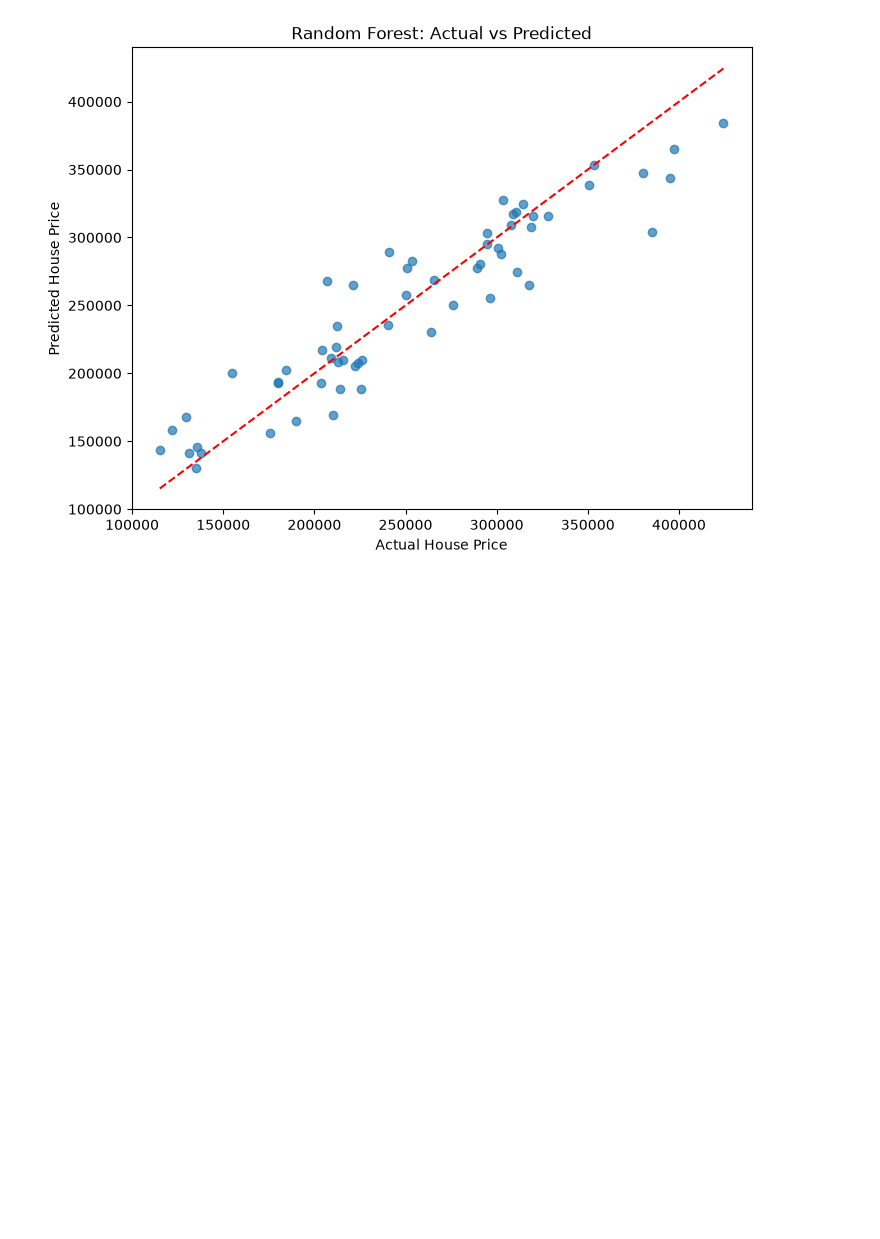
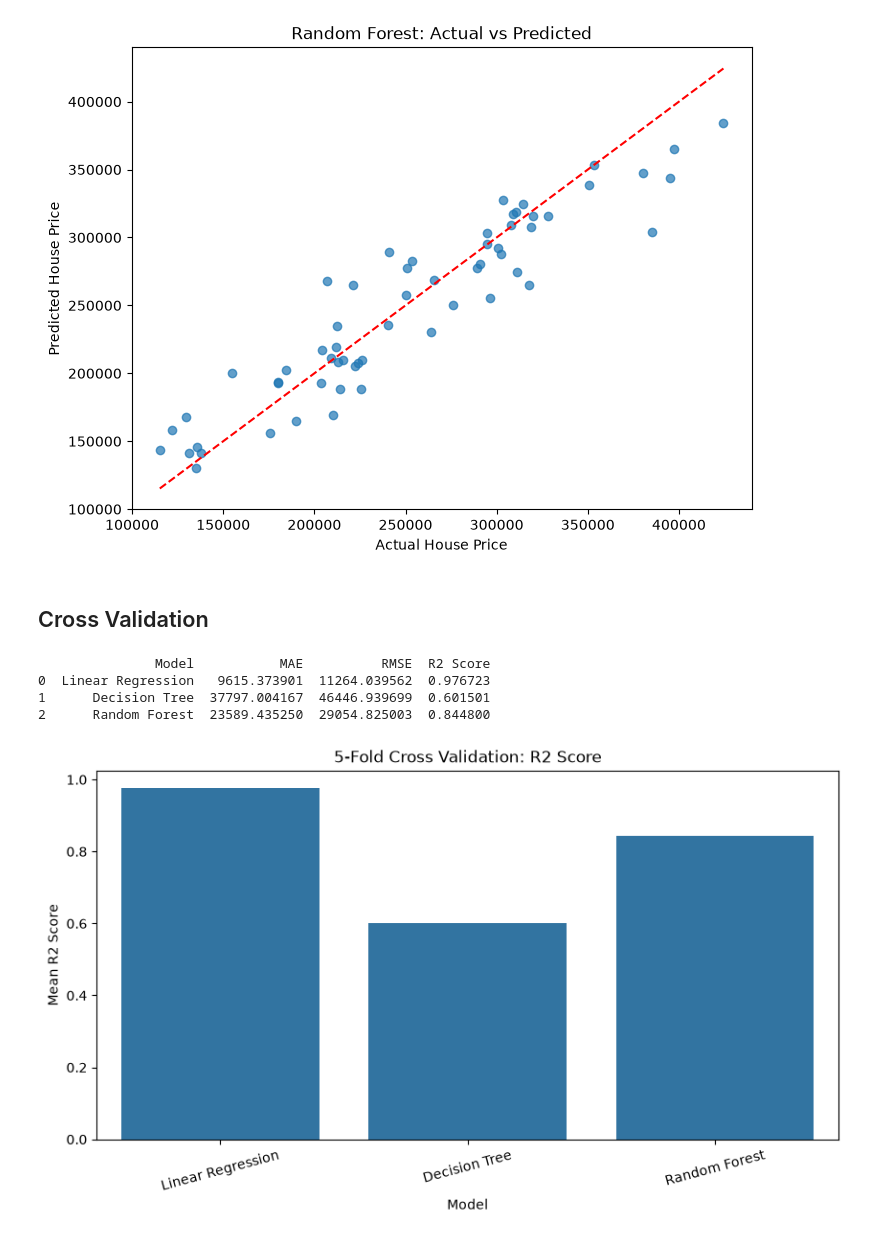
Before and after one commit to mdraihanmostafa746-coder/House-Price-Prediction-, a Jupyter notebook: notebooks/houseprediction.ipynb, the cells around one changed output. Cells and saved outputs as stored; diff of their text form; code cells hidden in the pictures; blank space fills up the shorter version.

Commit message:
Complete Cross Validation

```diff
--- a/notebooks/houseprediction.ipynb
+++ b/notebooks/houseprediction.ipynb
@@ -549,3 +549,5 @@ plt.title('Random Forest: Actual vs Predicted')
 plt.show()
 # %% [output]
 [figure]
+# %% [markdown]
+## Cross Validation
@@ -551,0 +556,69 @@ plt.show()
+# %%
+models = {
+    'Linear Regression': LinearRegression(),
+
+    'Decision Tree': DecisionTreeRegressor(
+        random_state=42
+    ),
+
+    'Random Forest': RandomForestRegressor(
+        n_estimators=100,
+        random_state=42
+    )
+}
+# %%
+cv = KFold(
+    n_splits=5,
+    shuffle=True,
+    random_state=42
+)
+
+scoring = {
+    'MAE': 'neg_mean_absolute_error',
+    'RMSE': 'neg_root_mean_squared_error',
+    'R2': 'r2'
+}
+
+cv_results = []
+
+for name, model in models.items():
+
+    scores = cross_validate(
+        model,
+        X_train,
+        y_train,
+        cv=cv,
+        scoring=scoring
+    )
+
+    cv_results.append({
+        'Model': name,
+        'MAE': -scores['test_MAE'].mean(),
+        'RMSE': -scores['test_RMSE'].mean(),
+        'R2 Score': scores['test_R2'].mean()
+    })
+
+cv_df = pd.DataFrame(cv_results)
+
+print(cv_df)
+# %% [output]
+               Model           MAE          RMSE  R2 Score
+0  Linear Regression   9615.373901  11264.039562  0.976723
+1      Decision Tree  37797.004167  46446.939699  0.601501
+2      Random Forest  23589.435250  29054.825003  0.844800
+# %%
+plt.figure(figsize=(10, 5))
+
+sns.barplot(
+    data=cv_df,
+    x='Model',
+    y='R2 Score'
+)
+
+plt.title('5-Fold Cross Validation: R2 Score')
+plt.ylabel('Mean R2 Score')
+plt.xticks(rotation=15)
+
+plt.show()
+# %% [output]
+[figure, added]
```
Also changed, not shown: parts of 1 cell of this notebook, 1 other file.
